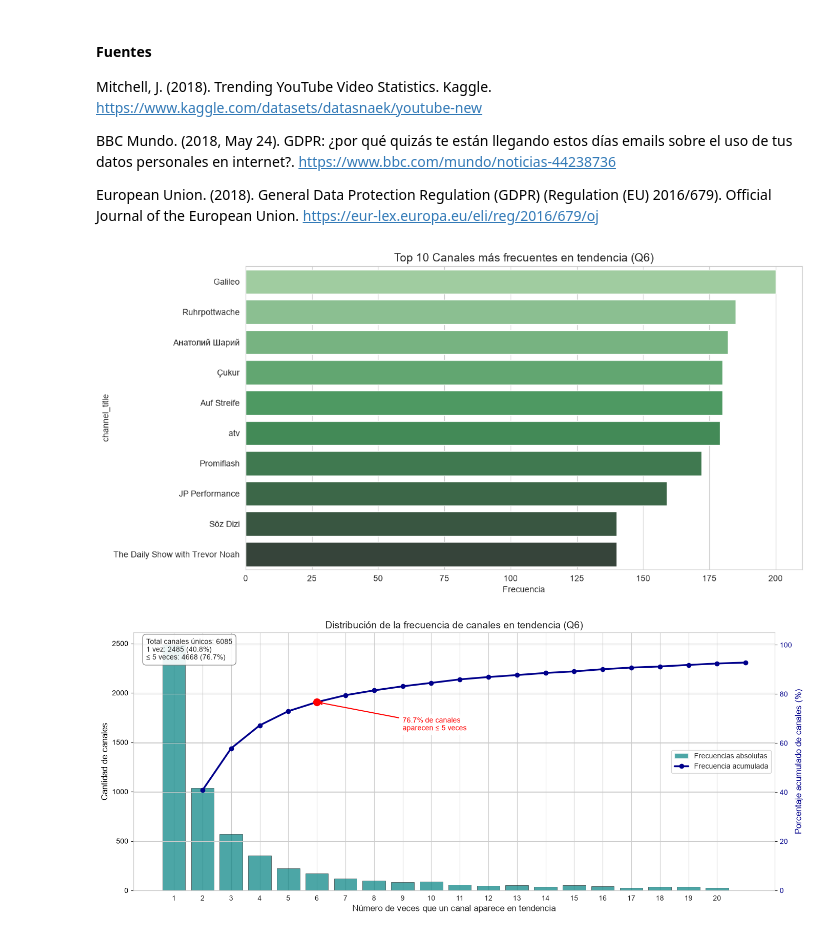
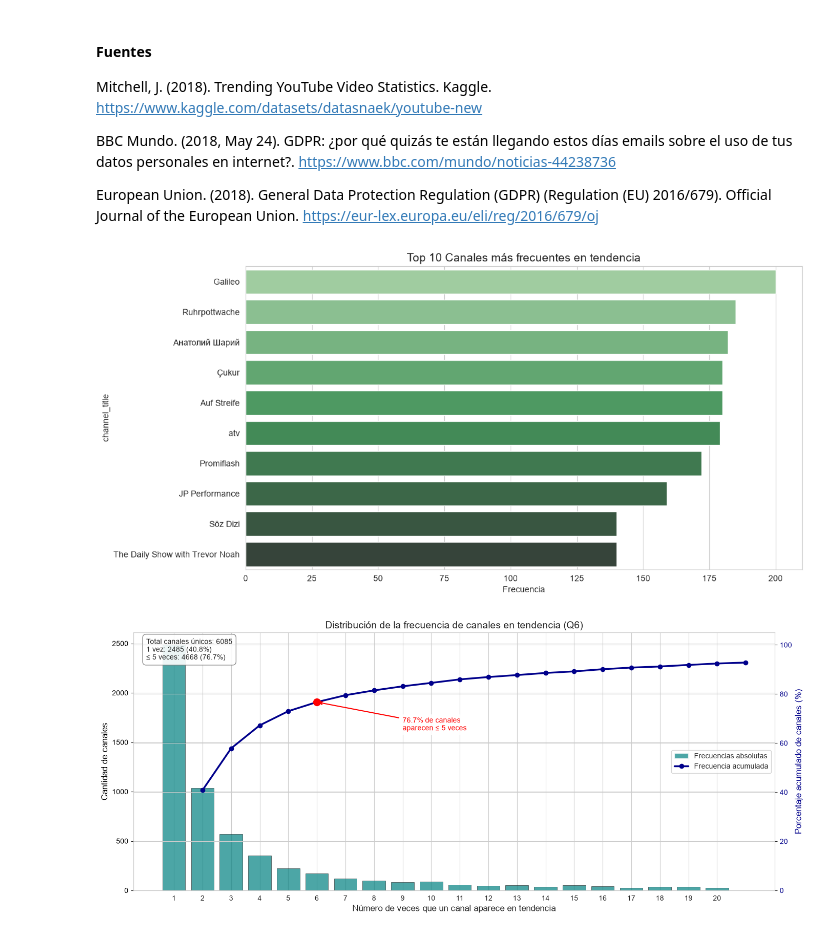
Before and after one commit to MartinDAA/FDS-2026-1-3227, a Jupyter notebook: code/EDA.ipynb, the cells around one changed output. Drawn from its saved outputs; the diff is of its cells as text; code cells hidden in the pictures.

```diff
--- a/code/EDA.ipynb
+++ b/code/EDA.ipynb
@@ -231,16 +241,16 @@ European Union. (2018). General Data Protection Regulation (GDPR) (Regulation (E
 # %%
 # --- Q6: Canales más y menos frecuentes en tendencia ---
 plt.figure(figsize=(12, 6))
 
 top_channels = df['channel_title'].value_counts().head(10)
 
 sns.barplot(x=top_channels.values, y=top_channels.index, hue=top_channels.index, palette='Greens_d', legend=False)
-plt.title('Top 10 Canales más frecuentes en tendencia (Q6)', fontsize=14)
+plt.title('Top 10 Canales más frecuentes en tendencia', fontsize=14)
 plt.xlabel('Frecuencia')
 plt.tight_layout()
 plt.show()
 # %% [output]
-[figure, old version]
+[figure, new version]
 # %%
 # --- Análisis de frecuencia de canales ---
 channel_freq = df['channel_title'].value_counts()
```
Also changed, not shown: parts of 3 cells of this notebook, 15 other files.
